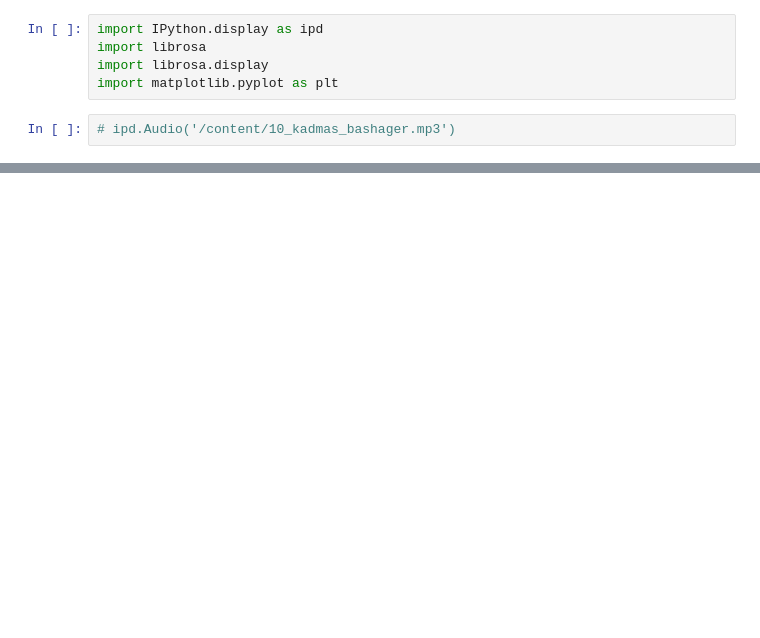
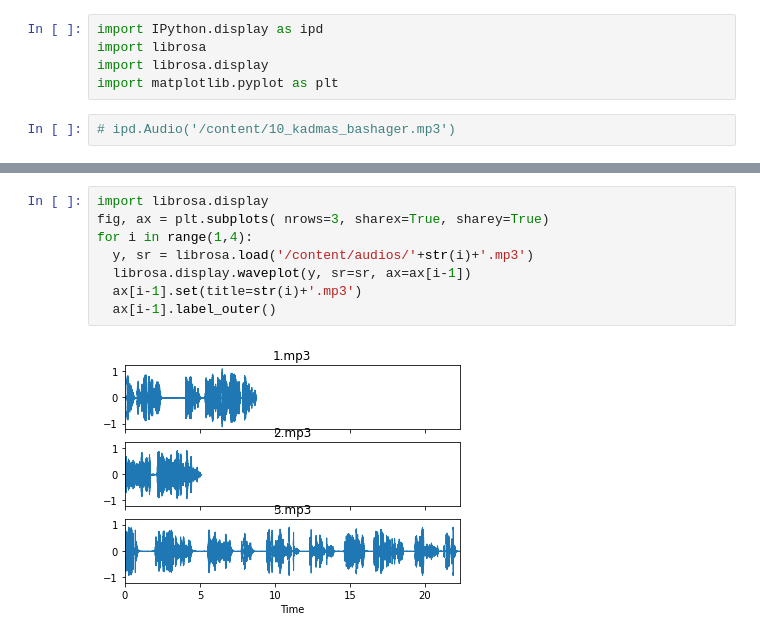
Before and after one commit to iyu-a/AmharicTTSCorpus, a Jupyter notebook: dataViz/AmharicSpeechCorpus_dataviz.ipynb, the cells around one changed output, grey strips where cells are left out. Drawn from its saved outputs; the diff is of its cells as text; blank space fills up the shorter version.

```diff
--- a/dataViz/AmharicSpeechCorpus_dataviz.ipynb
+++ b/dataViz/AmharicSpeechCorpus_dataviz.ipynb
@@ -129,0 +180,10 @@ data,sample_rate1 = librosa.load(filename, sr=22050, mono=True, offset=0.0, dura
+# %%
+import librosa.display
+fig, ax = plt.subplots( nrows=3, sharex=True, sharey=True)
+for i in range(1,4):
+  y, sr = librosa.load('/content/audios/'+str(i)+'.mp3')
+  librosa.display.waveplot(y, sr=sr, ax=ax[i-1])
+  ax[i-1].set(title=str(i)+'.mp3')
+  ax[i-1].label_outer()
+# %% [output]
+[figure, added]
```
Also changed, not shown: parts of 29 cells of this notebook, 1 other file.
